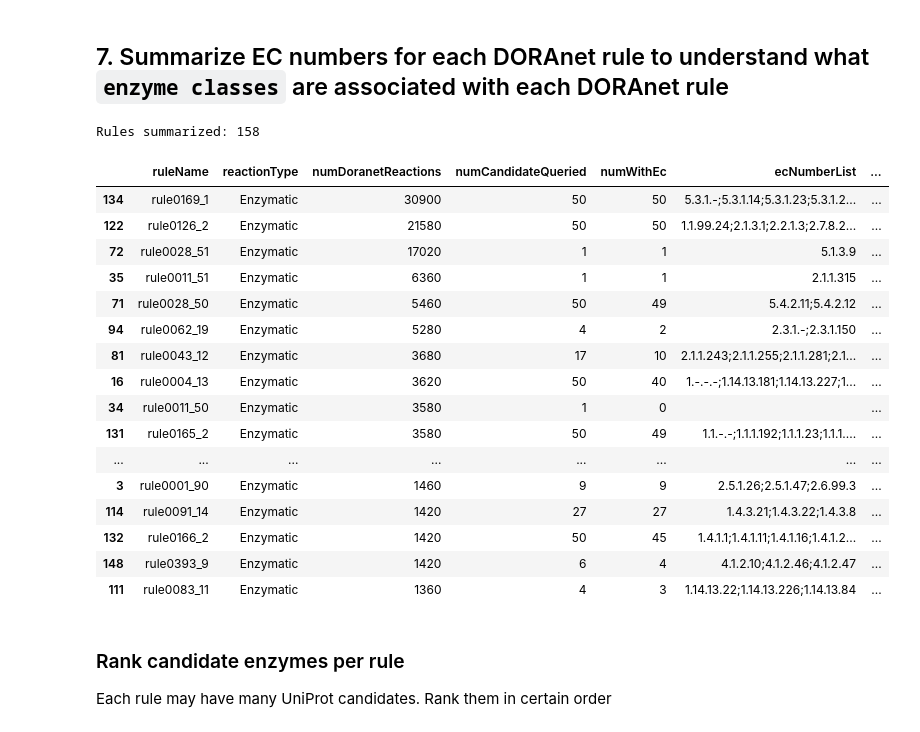
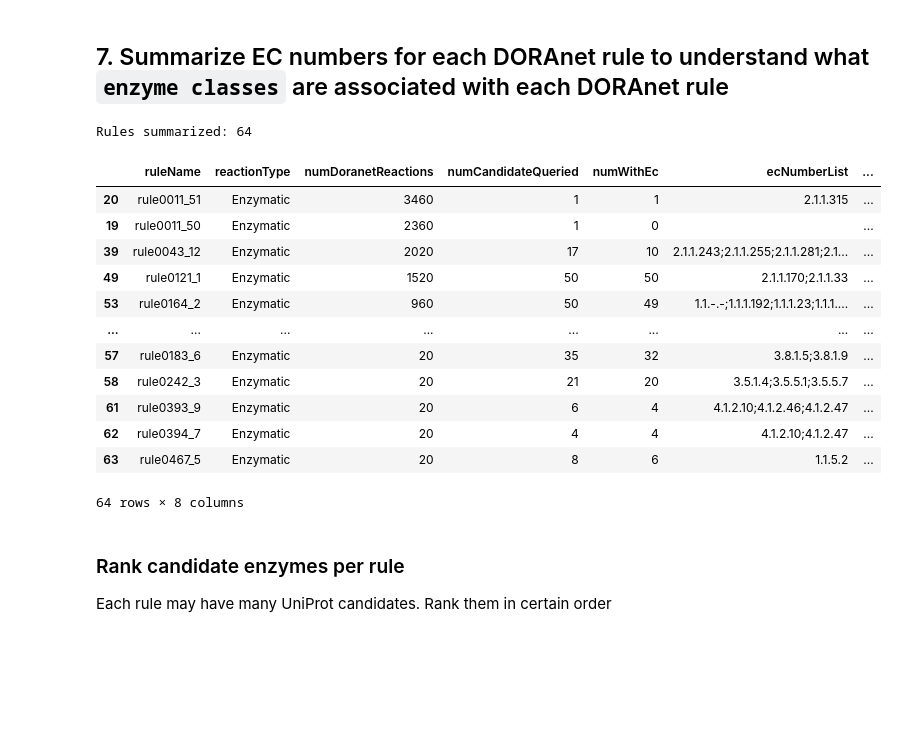
Before and after one commit to soumyadeepghosh35/DTRA_DrugDesign, a Jupyter notebook: DTRA_project_notebooks/Step10_DNA_design_pipeline.ipynb, the cells around one changed output. Saved outputs shown, nothing was run; the diff lists cells and outputs as text; code cells hidden in the pictures; blank space fills up the shorter version.

```diff
--- a/DTRA_project_notebooks/Step10_DNA_design_pipeline.ipynb
+++ b/DTRA_project_notebooks/Step10_DNA_design_pipeline.ipynb
@@ -501,7 +511,7 @@ ruleInfoDF rows: 3,604
 
 This connects DORAnet reactions with the rule SMARTS and UniProt candidate list.
 # %%
-reactionWithRuleDF = reactionDF.merge(ruleInfoDF,on="ruleName",how="left")
+reactionWithRuleDF = reactionDF_DORAXGB_highFeasibility.merge(ruleInfoDF,on="ruleName",how="left")
 
 reactionWithRuleDF["hasRuleLookup"] = reactionWithRuleDF["ruleSMARTS"].notna()
 
@@ -1174,51 +1180,47 @@ ruleEcSummaryDF = ruleEcSummaryDF.merge(
     usedRuleFrequencyDF,
     on="ruleName",
     how="left"
 )
 
 ruleEcSummaryDF = ruleEcSummaryDF.sort_values(
     "numDoranetReactions",
     ascending=False
 )
 
 ruleEcSummaryDF.to_csv(
     os.path.join(DNADesignResultsDir, "ruleEcSummaryDF.csv"),
     index=False
 )
 
 print(f"Rules summarized: {len(ruleEcSummaryDF):,}")
 
 ruleEcSummaryDF[
     [
         "ruleName",
         "reactionType",
         "numDoranetReactions",
         "numCandidateQueried",
         "numWithEc",
         "ecNumberList",
         "exampleProteinNames",
         "exampleDoranetReaction",
     ]
-].head(30)
+]
 # %% [output]
-Rules summarized: 158
+Rules summarized: 64
 |  | ruleName | reactionType | numDoranetReactions | numCandidateQueried | numWithEc | ecNumberList | ... |
-| 134 | rule0169_1 | Enzymatic | 30900 | 50 | 50 | 5.3.1.-;5.3.1.14;5.3.1.23;5.3.1.2... | ... |
-| 122 | rule0126_2 | Enzymatic | 21580 | 50 | 50 | 1.1.99.24;2.1.3.1;2.2.1.3;2.7.8.2... | ... |
-| 72 | rule0028_51 | Enzymatic | 17020 | 1 | 1 | 5.1.3.9 | ... |
-| 35 | rule0011_51 | Enzymatic | 6360 | 1 | 1 | 2.1.1.315 | ... |
-| 71 | rule0028_50 | Enzymatic | 5460 | 50 | 49 | 5.4.2.11;5.4.2.12 | ... |
-| 94 | rule0062_19 | Enzymatic | 5280 | 4 | 2 | 2.3.1.-;2.3.1.150 | ... |
-| 81 | rule0043_12 | Enzymatic | 3680 | 17 | 10 | 2.1.1.243;2.1.1.255;2.1.1.281;2.1... | ... |
-| 16 | rule0004_13 | Enzymatic | 3620 | 50 | 40 | 1.-.-.-;1.14.13.181;1.14.13.227;1... | ... |
-| 34 | rule0011_50 | Enzymatic | 3580 | 1 | 0 |  | ... |
-| 131 | rule0165_2 | Enzymatic | 3580 | 50 | 49 | 1.1.-.-;1.1.1.192;1.1.1.23;1.1.1.... | ... |
+| 20 | rule0011_51 | Enzymatic | 3460 | 1 | 1 | 2.1.1.315 | ... |
+| 19 | rule0011_50 | Enzymatic | 2360 | 1 | 0 |  | ... |
+| 39 | rule0043_12 | Enzymatic | 2020 | 17 | 10 | 2.1.1.243;2.1.1.255;2.1.1.281;2.1... | ... |
+| 49 | rule0121_1 | Enzymatic | 1520 | 50 | 50 | 2.1.1.170;2.1.1.33 | ... |
+| 53 | rule0164_2 | Enzymatic | 960 | 50 | 49 | 1.1.-.-;1.1.1.192;1.1.1.23;1.1.1.... | ... |
 | ... | ... | ... | ... | ... | ... | ... | ... |
-| 3 | rule0001_90 | Enzymatic | 1460 | 9 | 9 | 2.5.1.26;2.5.1.47;2.6.99.3 | ... |
-| 114 | rule0091_14 | Enzymatic | 1420 | 27 | 27 | 1.4.3.21;1.4.3.22;1.4.3.8 | ... |
-| 132 | rule0166_2 | Enzymatic | 1420 | 50 | 45 | 1.4.1.1;1.4.1.11;1.4.1.16;1.4.1.2... | ... |
-| 148 | rule0393_9 | Enzymatic | 1420 | 6 | 4 | 4.1.2.10;4.1.2.46;4.1.2.47 | ... |
-| 111 | rule0083_11 | Enzymatic | 1360 | 4 | 3 | 1.14.13.22;1.14.13.226;1.14.13.84 | ... |
+| 57 | rule0183_6 | Enzymatic | 20 | 35 | 32 | 3.8.1.5;3.8.1.9 | ... |
+| 58 | rule0242_3 | Enzymatic | 20 | 21 | 20 | 3.5.1.4;3.5.5.1;3.5.5.7 | ... |
+| 61 | rule0393_9 | Enzymatic | 20 | 6 | 4 | 4.1.2.10;4.1.2.46;4.1.2.47 | ... |
+| 62 | rule0394_7 | Enzymatic | 20 | 4 | 4 | 4.1.2.10;4.1.2.47 | ... |
+| 63 | rule0467_5 | Enzymatic | 20 | 8 | 6 | 1.1.5.2 | ... |
+64 rows × 8 columns
 # %% [markdown]
 ### Rank candidate enzymes per rule
 
```
Also changed, not shown: parts of 26 cells of this notebook.
